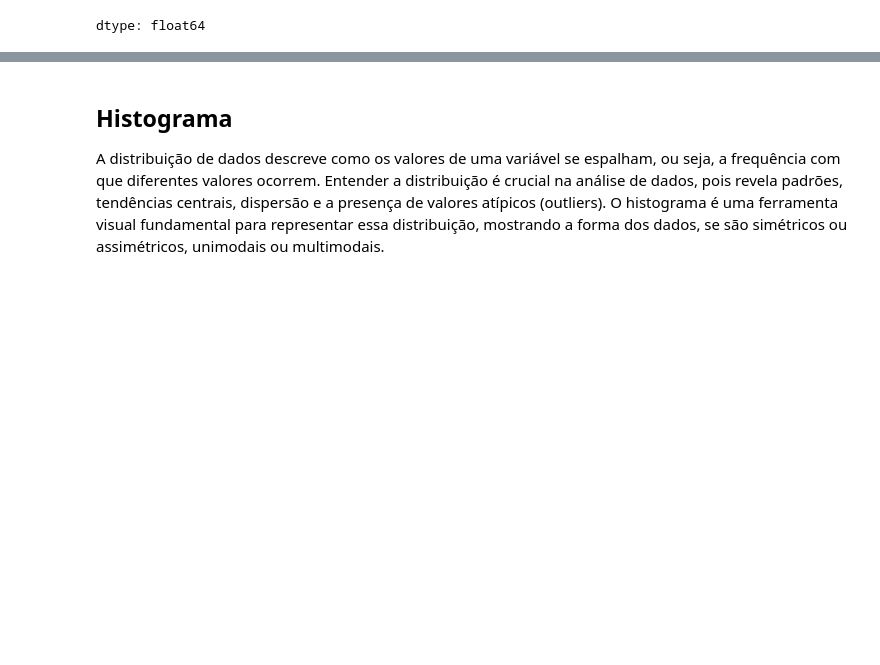
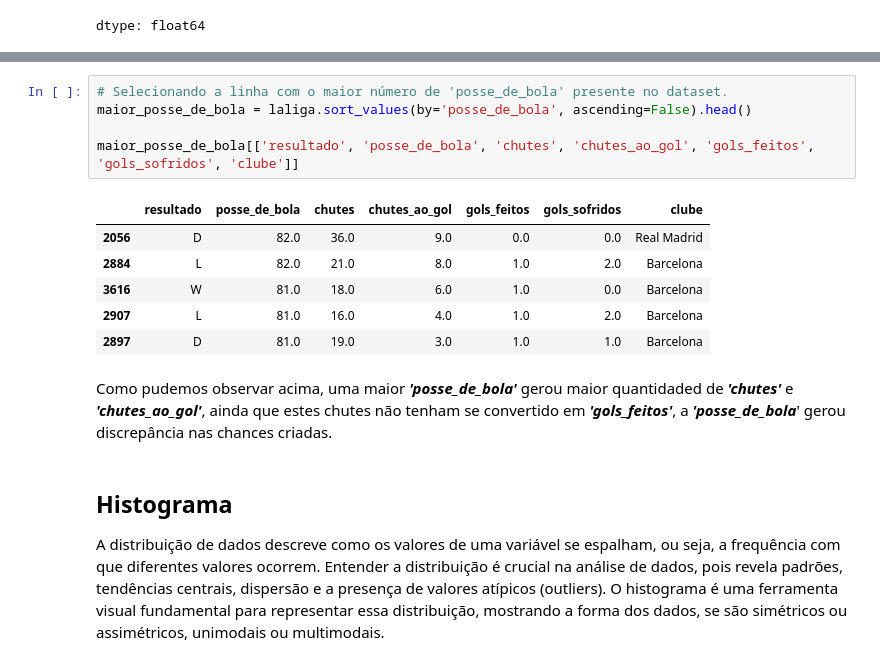
Before and after one commit to guilhermer1/mvp_AnaliseDeDados, a Jupyter notebook: Análise_de_Dados_e_Boas_Práticas-LaLiga.ipynb, the cells around one changed output, grey strips where cells are left out. Saved outputs shown, nothing was run; the diff lists cells and outputs as text; blank space fills up the shorter version.

```diff
--- a/Análise_de_Dados_e_Boas_Práticas-LaLiga.ipynb
+++ b/Análise_de_Dados_e_Boas_Práticas-LaLiga.ipynb
@@ -266,3 +340,17 @@ dtype: float64
+# %%
+# Selecionando a linha com o maior número de 'posse_de_bola' presente no dataset.
+maior_posse_de_bola = laliga.sort_values(by='posse_de_bola', ascending=False).head()
+
+maior_posse_de_bola[['resultado', 'posse_de_bola', 'chutes', 'chutes_ao_gol', 'gols_feitos', 'gols_sofridos', 'clube']]
+# %% [output]
+|  | resultado | posse_de_bola | chutes | chutes_ao_gol | gols_feitos | gols_sofridos | clube |
+| 2056 | D | 82.0 | 36.0 | 9.0 | 0.0 | 0.0 | Real Madrid |
+| 2884 | L | 82.0 | 21.0 | 8.0 | 1.0 | 2.0 | Barcelona |
+| 3616 | W | 81.0 | 18.0 | 6.0 | 1.0 | 0.0 | Barcelona |
+| 2907 | L | 81.0 | 16.0 | 4.0 | 1.0 | 2.0 | Barcelona |
+| 2897 | D | 81.0 | 19.0 | 3.0 | 1.0 | 1.0 | Barcelona |
+# %% [markdown]
+Como pudemos observar acima, uma maior ***'posse_de_bola'*** gerou maior quantidaded de ***'chutes'*** e ***'chutes_ao_gol'***, ainda que estes chutes não tenham se convertido em ***'gols_feitos'***, a ***'posse_de_bola***' gerou discrepância nas chances criadas.
 # %% [markdown]
 ## Histograma
 
```
Also changed, not shown: parts of 20 cells of this notebook.
